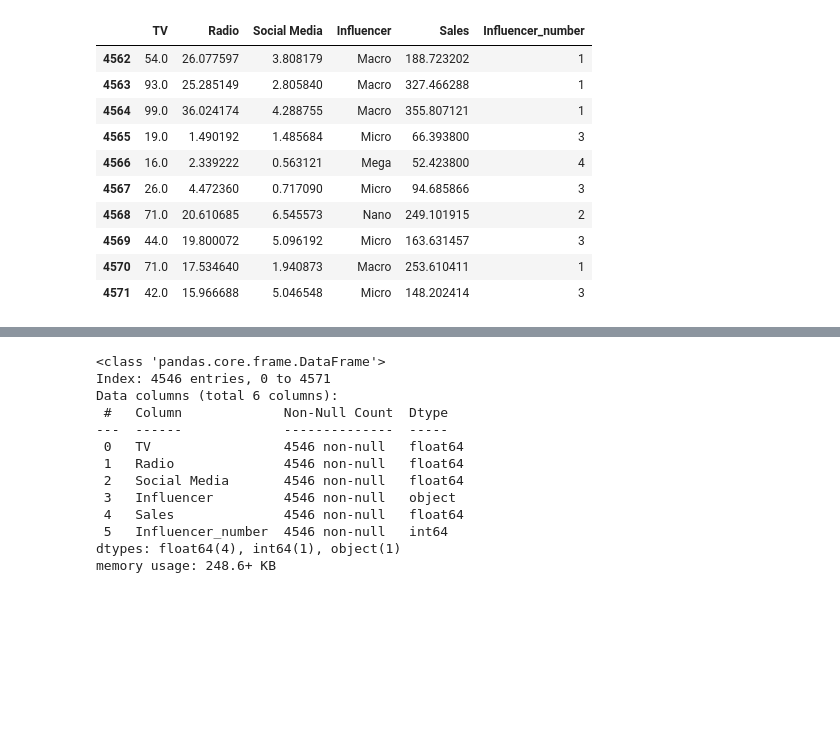
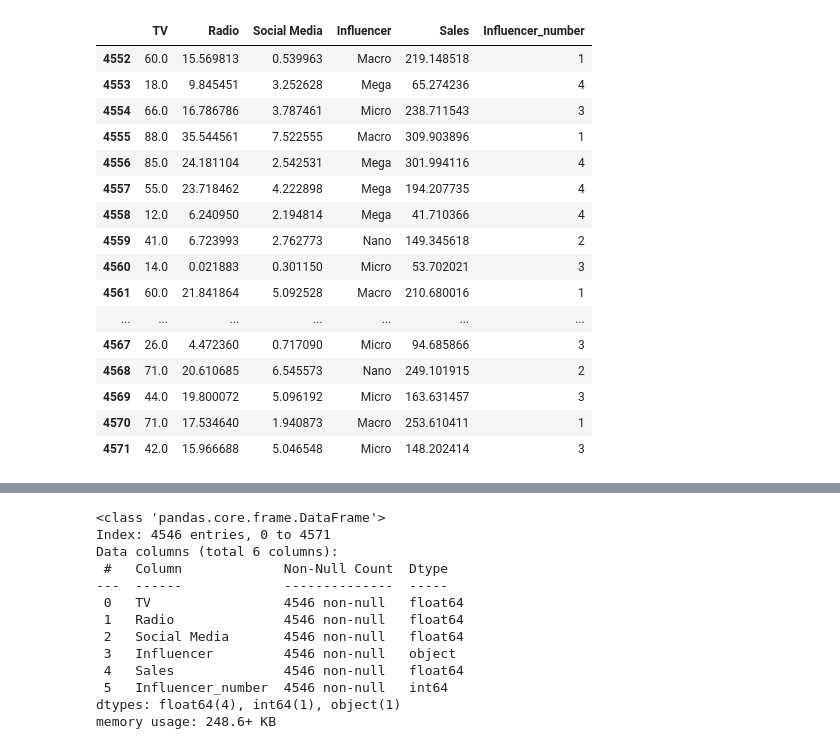
Before and after one commit to redinent/PCLUBMLSPRINGCAMP_ASSIGNMENT-_ARNAVSHARMA, a Jupyter notebook: MLspring_campassignment1.ipynb, the cells around one changed output, grey strips where cells are left out. Saved outputs shown, nothing was run; the diff lists cells and outputs as text; code cells hidden in the pictures; blank space fills up the shorter version.

```diff
--- a/MLspring_campassignment1.ipynb
+++ b/MLspring_campassignment1.ipynb
@@ -12,14 +10,20 @@ FileNotFoundError: [Errno 2] No such file or directory: 'Dummy Data HSS.csv'
 # %%
 df['Influencer_number'] = df['Influencer'].apply(lambda x: 4 if x=="Mega" else 3 if x=="Micro" else 2 if x=="Nano" else 1)
 # %%
-df.tail(10)
+df.tail(20)
 # %% [output]
 |  | TV | Radio | Social Media | Influencer | Sales | Influencer_number |
-| 4562 | 54.0 | 26.077597 | 3.808179 | Macro | 188.723202 | 1 |
-| 4563 | 93.0 | 25.285149 | 2.805840 | Macro | 327.466288 | 1 |
-| 4564 | 99.0 | 36.024174 | 4.288755 | Macro | 355.807121 | 1 |
-| 4565 | 19.0 | 1.490192 | 1.485684 | Micro | 66.393800 | 3 |
-| 4566 | 16.0 | 2.339222 | 0.563121 | Mega | 52.423800 | 4 |
+| 4552 | 60.0 | 15.569813 | 0.539963 | Macro | 219.148518 | 1 |
+| 4553 | 18.0 | 9.845451 | 3.252628 | Mega | 65.274236 | 4 |
+| 4554 | 66.0 | 16.786786 | 3.787461 | Micro | 238.711543 | 3 |
+| 4555 | 88.0 | 35.544561 | 7.522555 | Macro | 309.903896 | 1 |
+| 4556 | 85.0 | 24.181104 | 2.542531 | Mega | 301.994116 | 4 |
+| 4557 | 55.0 | 23.718462 | 4.222898 | Mega | 194.207735 | 4 |
+| 4558 | 12.0 | 6.240950 | 2.194814 | Mega | 41.710366 | 4 |
+| 4559 | 41.0 | 6.723993 | 2.762773 | Nano | 149.345618 | 2 |
+| 4560 | 14.0 | 0.021883 | 0.301150 | Micro | 53.702021 | 3 |
+| 4561 | 60.0 | 21.841864 | 5.092528 | Macro | 210.680016 | 1 |
+| ... | ... | ... | ... | ... | ... | ... |
 | 4567 | 26.0 | 4.472360 | 0.717090 | Micro | 94.685866 | 3 |
 | 4568 | 71.0 | 20.610685 | 6.545573 | Nano | 249.101915 | 2 |
 | 4569 | 44.0 | 19.800072 | 5.096192 | Micro | 163.631457 | 3 |
```
Also changed, not shown: parts of 7 cells of this notebook.
